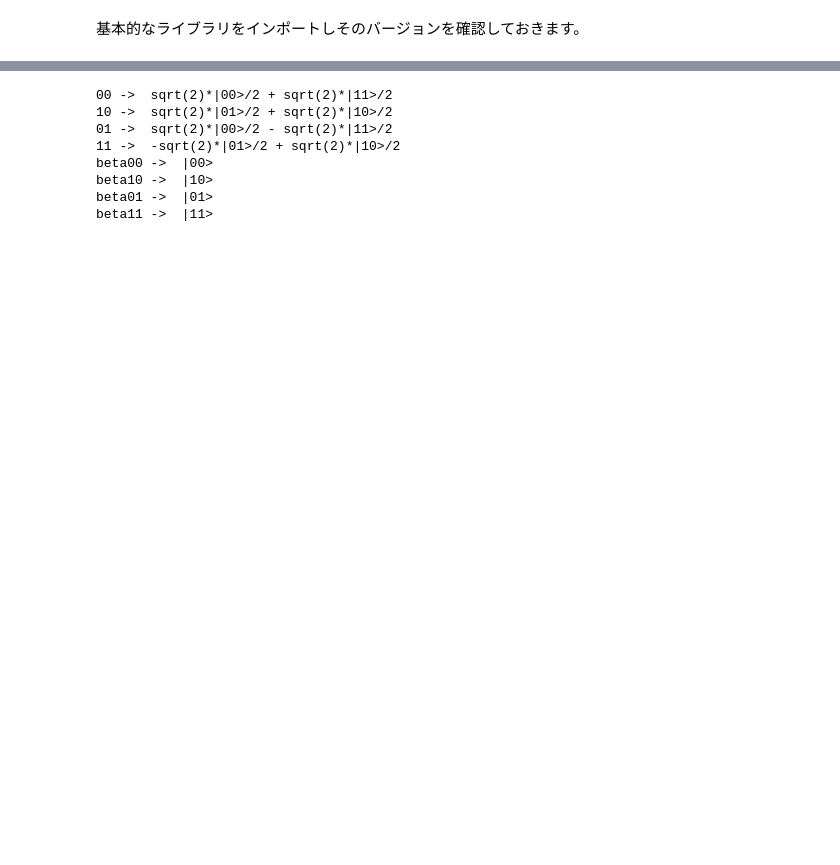
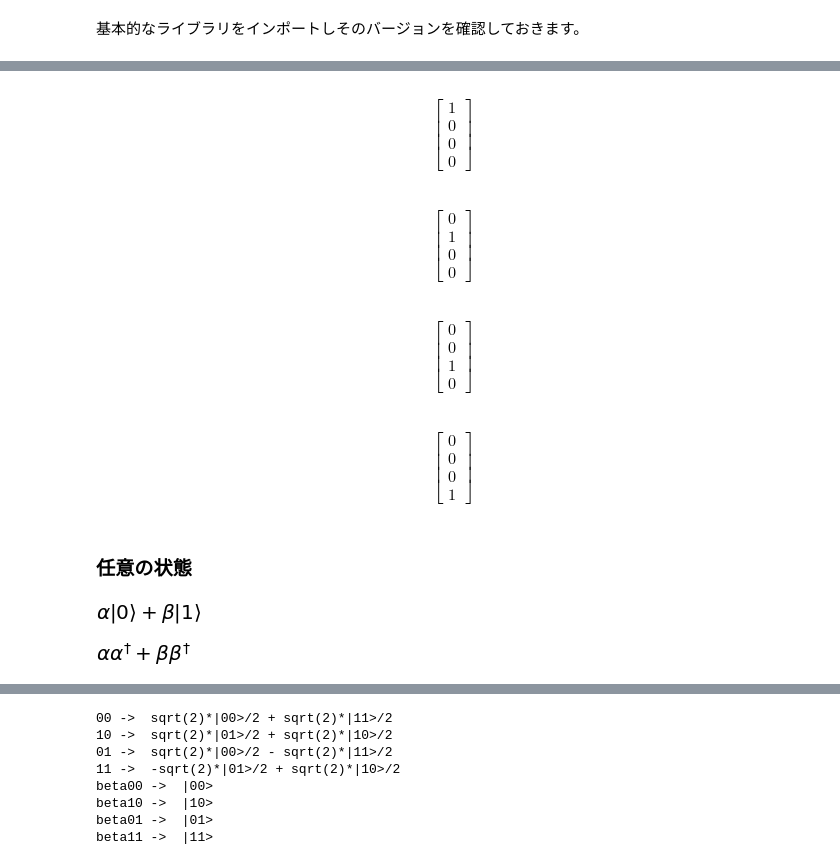
Before and after one commit to hiroshi0530/wa-src, a Jupyter notebook: article/library/sympy/qc/qc_nb.ipynb, the cells around one changed output, grey strips where cells are left out. Cells and saved outputs as stored; diff of their text form; code cells hidden in the pictures; blank space fills up the shorter version.

```diff
--- a/article/library/sympy/qc/qc_nb.ipynb
+++ b/article/library/sympy/qc/qc_nb.ipynb
@@ -125,0 +113,29 @@ X(0)
+# %%
+represent(q00)
+# %% [output]
+$$\left[\begin{matrix}1\\0\\0\\0\end{matrix}\right]$$
+# %%
+represent(q01)
+# %% [output]
+$$\left[\begin{matrix}0\\1\\0\\0\end{matrix}\right]$$
+# %%
+represent(q10)
+# %% [output]
+$$\left[\begin{matrix}0\\0\\1\\0\end{matrix}\right]$$
+# %%
+represent(q11)
+# %% [output]
+$$\left[\begin{matrix}0\\0\\0\\1\end{matrix}\right]$$
+# %% [markdown]
+### 任意の状態
+# %%
+a, b = sympy.symbols('alpha, beta')
+psi = a * q0 + b* q1
+psi
+# %% [output]
+[figure, added]
+# %%
+from sympy.physics.quantum.qapply import qapply
+qapply(Dagger(psi) * psi)
+# %% [output]
+[figure, added]
```
Also changed, not shown: parts of 98 cells of this notebook, 42 other files.
